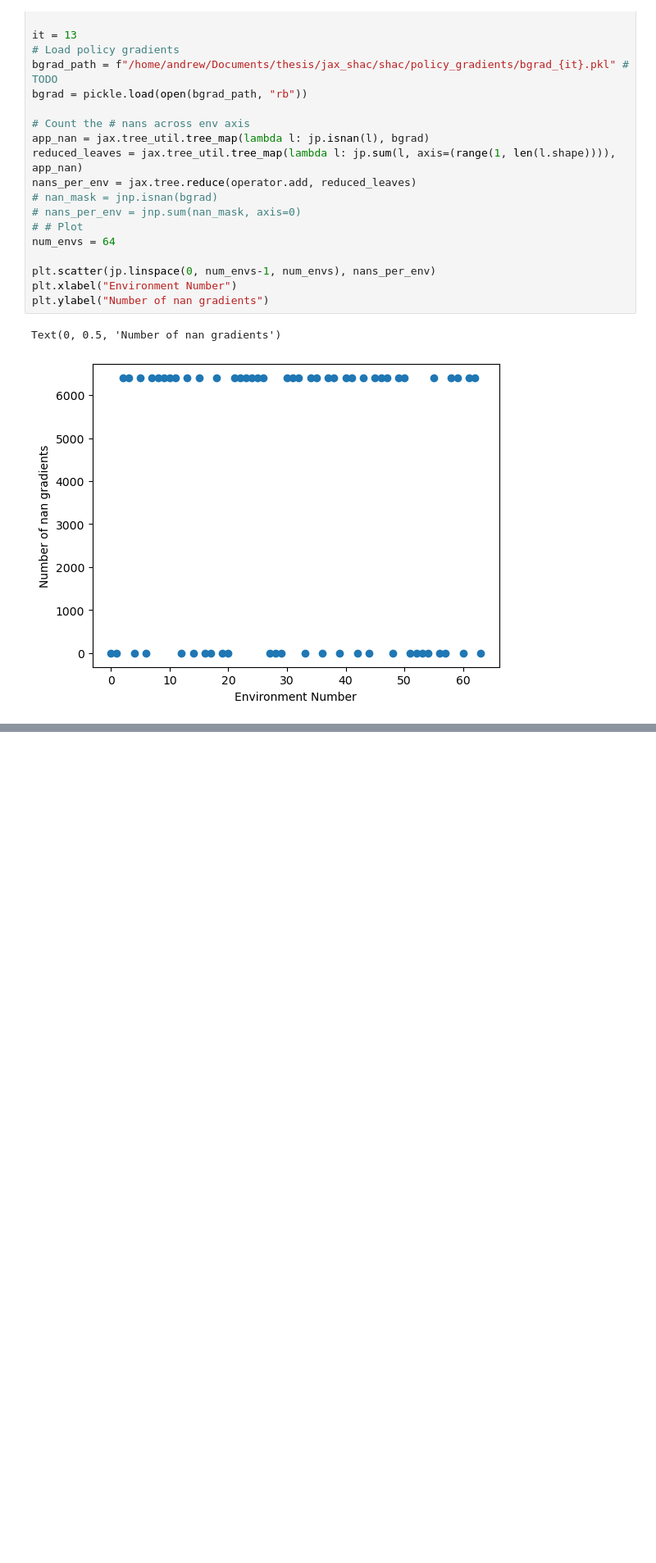
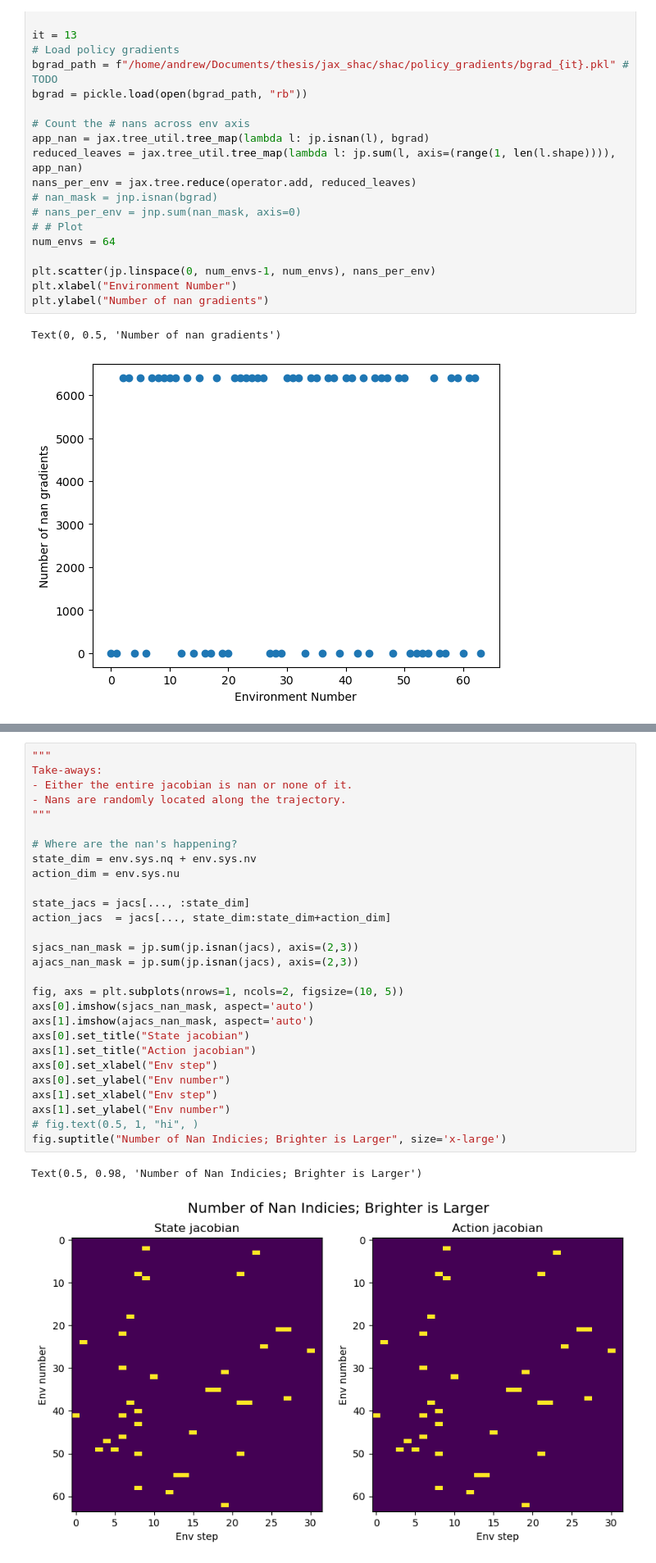
Before and after one commit to Andrew-Luo1/jax_shac, a Jupyter notebook: framed_hopper.ipynb, the cells around one changed output, grey strips where cells are left out. Shown at 82% size. Drawn from its saved outputs; the diff is of its cells as text; blank space fills up the shorter version.

```diff
--- a/framed_hopper.ipynb
+++ b/framed_hopper.ipynb
@@ -269,0 +284,31 @@ jacs = trainer.jac_rollout(ts.policy_params, ts.normalizer_params,
+# %%
+"""
+Take-aways:
+- Either the entire jacobian is nan or none of it.
+- Nans are randomly located along the trajectory.
+"""
+
+# Where are the nan's happening?
+state_dim = env.sys.nq + env.sys.nv
+action_dim = env.sys.nu
+
+state_jacs = jacs[..., :state_dim]
+action_jacs  = jacs[..., state_dim:state_dim+action_dim]
+
+sjacs_nan_mask = jp.sum(jp.isnan(jacs), axis=(2,3))
+ajacs_nan_mask = jp.sum(jp.isnan(jacs), axis=(2,3))
+
+fig, axs = plt.subplots(nrows=1, ncols=2, figsize=(10, 5))
+axs[0].imshow(sjacs_nan_mask, aspect='auto')
+axs[1].imshow(ajacs_nan_mask, aspect='auto')
+axs[0].set_title("State jacobian")
+axs[1].set_title("Action jacobian")
+axs[0].set_xlabel("Env step")
+axs[0].set_ylabel("Env number")
+axs[1].set_xlabel("Env step")
+axs[1].set_ylabel("Env number")
+# fig.text(0.5, 1, "hi", )
+fig.suptitle("Number of Nan Indicies; Brighter is Larger", size='x-large')
+# %% [output]
+Text(0.5, 0.98, 'Number of Nan Indicies; Brighter is Larger')
+[figure, added]
```
Also changed, not shown: parts of 10 cells of this notebook, 1 other file.
